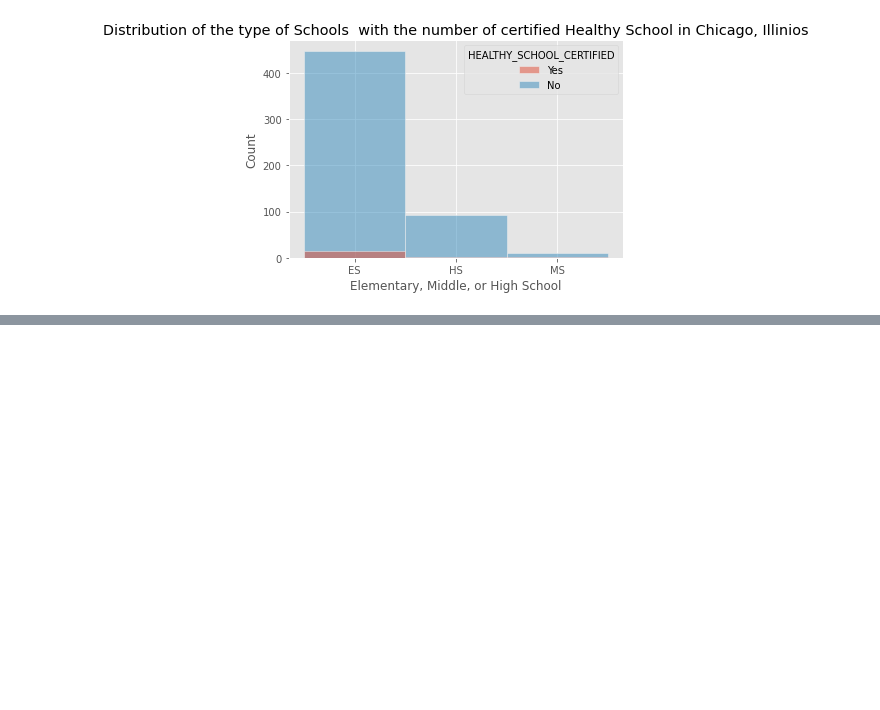
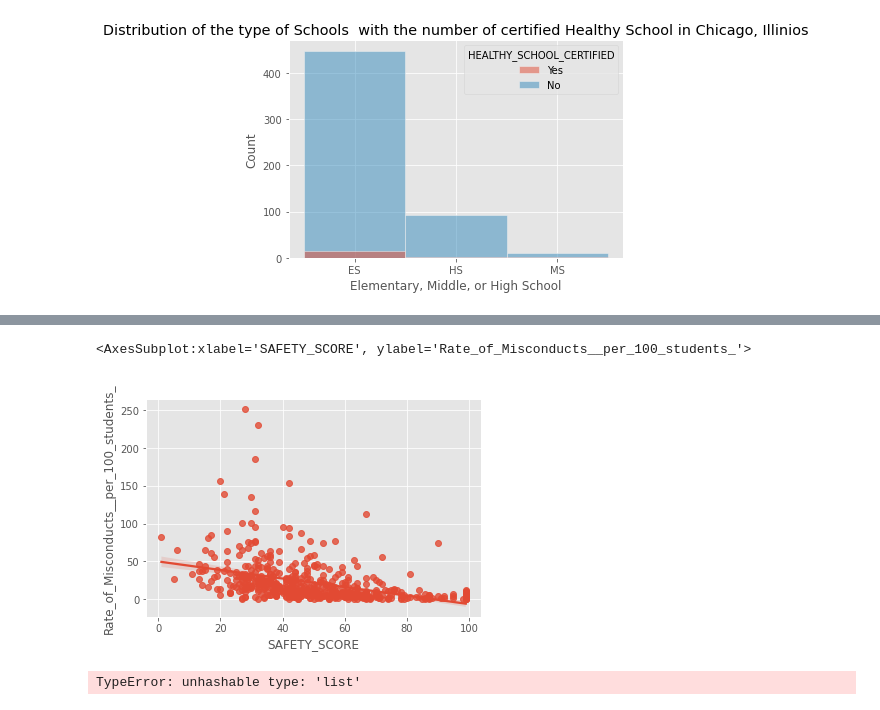
Before and after one commit to imabiodun/chicago_school_DS, a Jupyter notebook: chicago_schools.ipynb, the cells around one changed output, grey strips where cells are left out. Cells and saved outputs as stored; diff of their text form; code cells hidden in the pictures; blank space fills up the shorter version.

```diff
--- a/chicago_schools.ipynb
+++ b/chicago_schools.ipynb
@@ -191,0 +245,6 @@ sns.catplot(data=df, x='AVERAGE_STUDENT_ATTENDANCE', y='Elementary, Middle, or H
+# %%
+# df[''].value_counts()
+sns.regplot(x='SAFETY_SCORE',y='Rate_of_Misconducts__per_100_students_',data=df)
+# %% [output]
+<AxesSubplot:xlabel='SAFETY_SCORE', ylabel='Rate_of_Misconducts__per_100_students_'>
+[figure, added]
@@ -191,0 +256,4 @@ sns.catplot(data=df, x='AVERAGE_STUDENT_ATTENDANCE', y='Elementary, Middle, or H
+# %%
+pd.get_dummies(pred_df)
+# %% [output]
+TypeError: unhashable type: 'list'
```
Also changed, not shown: parts of 17 cells of this notebook.
